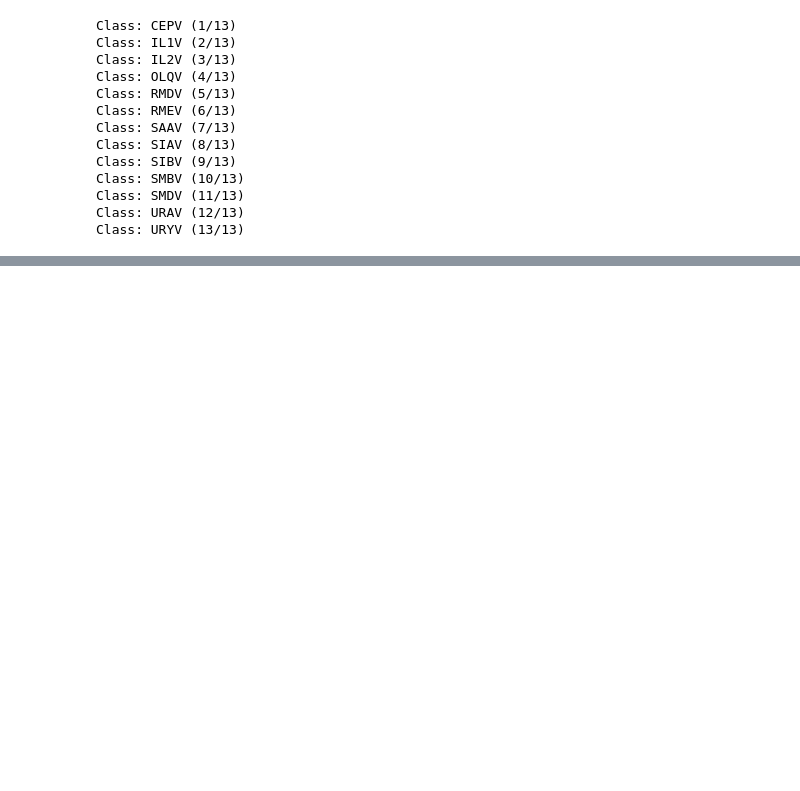
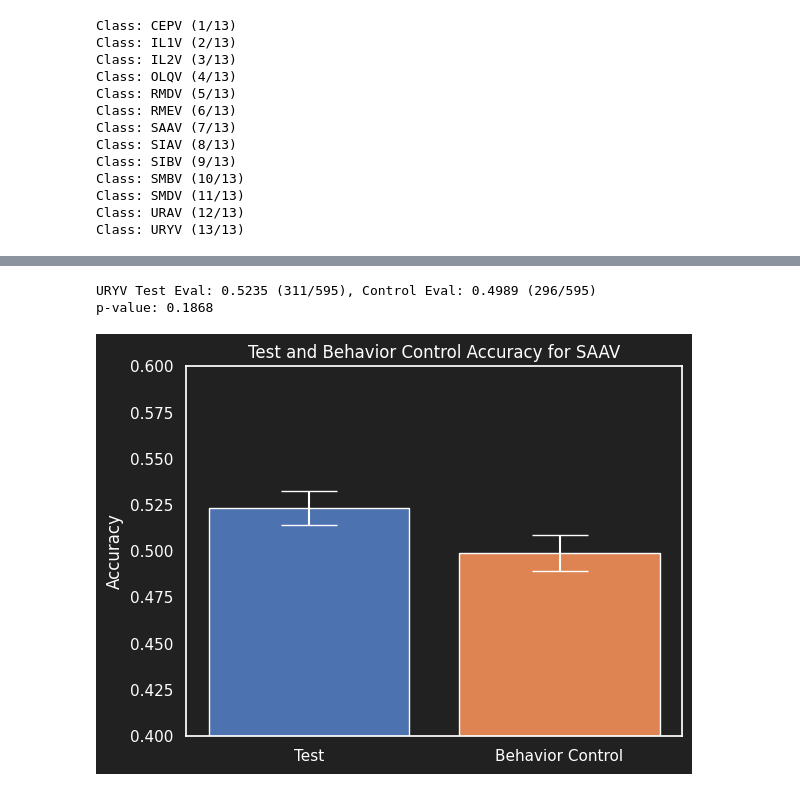
Before and after one commit to flavell-lab/SAAV_Decoding, a Jupyter notebook: DecodingMain.ipynb, the cells around one changed output, grey strips where cells are left out. Cells and saved outputs as stored; diff of their text form; code cells hidden in the pictures; blank space fills up the shorter version.

```diff
--- a/DecodingMain.ipynb
+++ b/DecodingMain.ipynb
@@ -392,3 +470,46 @@ print(f"n: {n}, k: {k}, Accuracy: {test_eval:.4f}, p-value: {p_value:.4f}")
+# %%
+eval_dict = {}
+violin_eval_dict = {}
+
+n_eval = int(test_eval * n)
+n_control = int(control_eval * n)
+
+print(f"{neuron_class} Test Eval: {test_eval:.4f} ({n_eval}/{n}), Control Eval: {control_eval:.4f} ({n_control}/{n})")
+
+key, subkey = jrandom.split(key)
+jax.disable_jit(True)
+eval_sampled = index_dist(subkey, n_eval, n)
+key, subkey = jrandom.split(key)
+control_sampled = index_dist(subkey, n_control, n)
+
+sample_diff = eval_sampled - control_sampled
+pval = jnp.sum(jnp.where(sample_diff < 0, 1, 0)) / sample_diff.shape[0]
+
+eval_dict[neuron_class] = {'test_eval': test_eval,
+                            'control_eval': control_eval,
+                            'test_eval_sl': float(jnp.percentile(eval_sampled / n, 2.5)),
+                            'control_eval_sl': float(jnp.percentile(control_sampled / n, 2.5)),
+                            'test_eval_su': float(jnp.percentile(eval_sampled / n, 97.5)),
+                            'control_eval_su': float(jnp.percentile(control_sampled / n, 97.5)),
+                            'p_value': float(pval)}
+
+violin_eval_dict[neuron_class] = {'test_eval_samples': jnp.array(eval_sampled * (100.0 / n), dtype=int),
+                            'control_eval_samples': jnp.array(control_sampled * (100.0 / n), dtype=int),
+                            'p_value': float(pval)}
+
+print(f"p-value: {pval:.4f}\n")
+# %% [output]
+URYV Test Eval: 0.5235 (311/595), Control Eval: 0.4989 (296/595)
+p-value: 0.1868
+# %%
+plt.bar(["Test", "Behavior Control"], [test_eval, control_eval], color=['C0', 'C1'])
+plt.errorbar(["Test", "Behavior Control"], [test_eval, control_eval], yerr=[test_eval - jnp.percentile(eval_sampled / n, 34), control_eval - jnp.percentile(control_sampled / n, 34)], capsize=20, fmt=',', color='white')
+plt.ylabel("Accuracy")
+plt.ylim(0.4, 0.6)
+plt.title(f"Test and Behavior Control Accuracy for SAAV")
+plt.show()
+# %% [output]
+[figure, added]
 # %%
 for i in range(results['ValidLoss'].shape[0]):
     for j in range(results['ValidLoss'].shape[1]):
```
Also changed, not shown: parts of 10 cells of this notebook, 4 other files.
